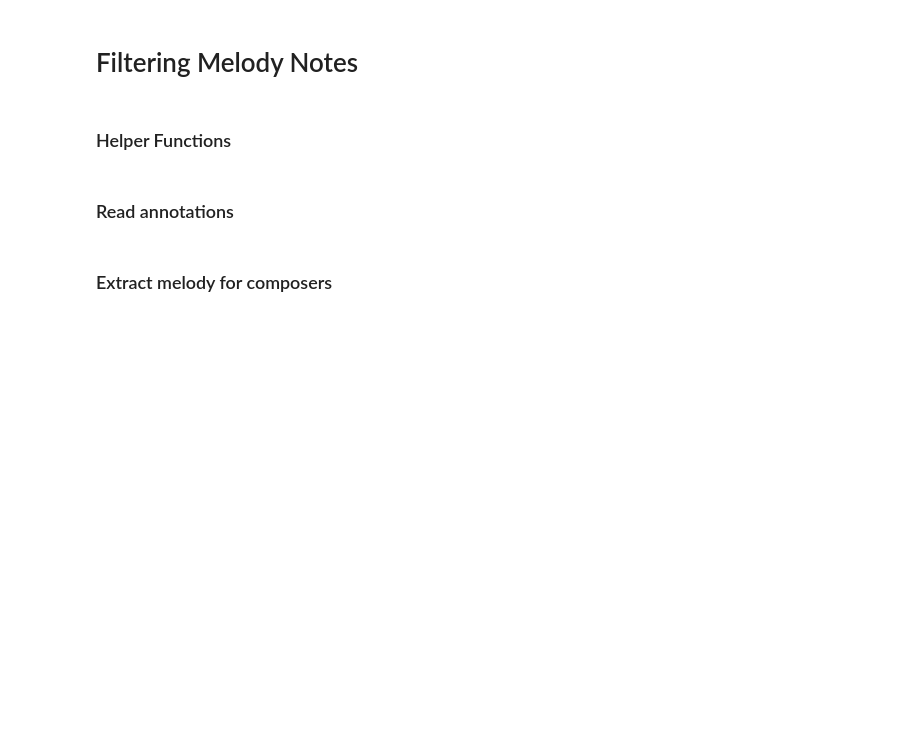
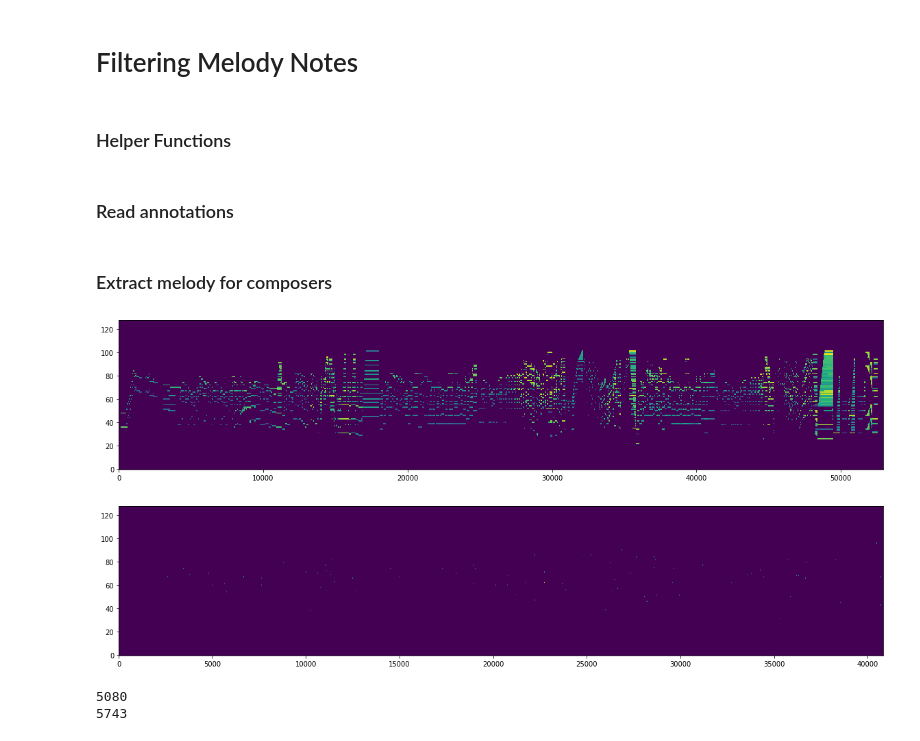
Before and after one commit to rohans0509/score2performance, a Jupyter notebook: filtering.ipynb, the cells around one changed output. Saved outputs shown, nothing was run; the diff lists cells and outputs as text; code cells hidden in the pictures; blank space fills up the shorter version.

```diff
--- a/filtering.ipynb
+++ b/filtering.ipynb
@@ -154,3 +200,58 @@ for filename in tqdm(performance_filenames):
         output_filename=f"{output_folder}/{output_filename}"
 
         extractMelody(full_filename,output_filename)
+# %%
+from Trumpet import melodyextraction
+from importlib import reload
+reload(melodyextraction)
+mskyline=melodyextraction.mskyline
+
+import pretty_midi as pm
+midi_file="/Users/rohansharma/Desktop/Projects/Intern/score2performance/Datasets/asap-dataset/Chopin/Ballades/1/Ali01.mid"
+
+
+midi_obj=pm.PrettyMIDI(midi_file)
+midi_piano_roll=midi_obj.get_piano_roll(fs=100)
+
+# plot
+import matplotlib.pyplot as plt
+import numpy as np
+plt.figure(figsize=(20, 4))
+plt.imshow(midi_piano_roll, aspect='auto', origin='lower')
+plt.show()
+
+midi_melody=mskyline(midi_file)
+
+midi_melody.dump("temp.mid")
+
+melody_obj=pm.PrettyMIDI("temp.mid")
+
+melody_piano_roll=melody_obj.get_piano_roll(fs=100)
+
+# plot
+import matplotlib.pyplot as plt
+import numpy as np
+plt.figure(figsize=(20, 4))
+plt.imshow(melody_piano_roll, aspect='auto', origin='lower')
+plt.show()
+# %% [output]
+[figure, added]
+[figure, added]
+# %%
+import miditoolkit
+
+# count number of notes in both files
+midi_obj=miditoolkit.midi.parser.MidiFile(midi_file)
+melody_obj=miditoolkit.midi.parser.MidiFile("temp.mid")
+
+midi_obj_notes=[instrument.notes for instrument in midi_obj.instruments]
+melody_obj_notes=[instrument.notes for instrument in melody_obj.instruments]
+
+midi_obj_notes=sum(midi_obj_notes,[])
+melody_obj_notes=sum(melody_obj_notes,[])
+
+print(len(midi_obj_notes))
+print(len(melody_obj_notes))
+# %% [output]
+5080
+5743
```
Also changed, not shown: parts of 3 cells of this notebook, 32 other files.
